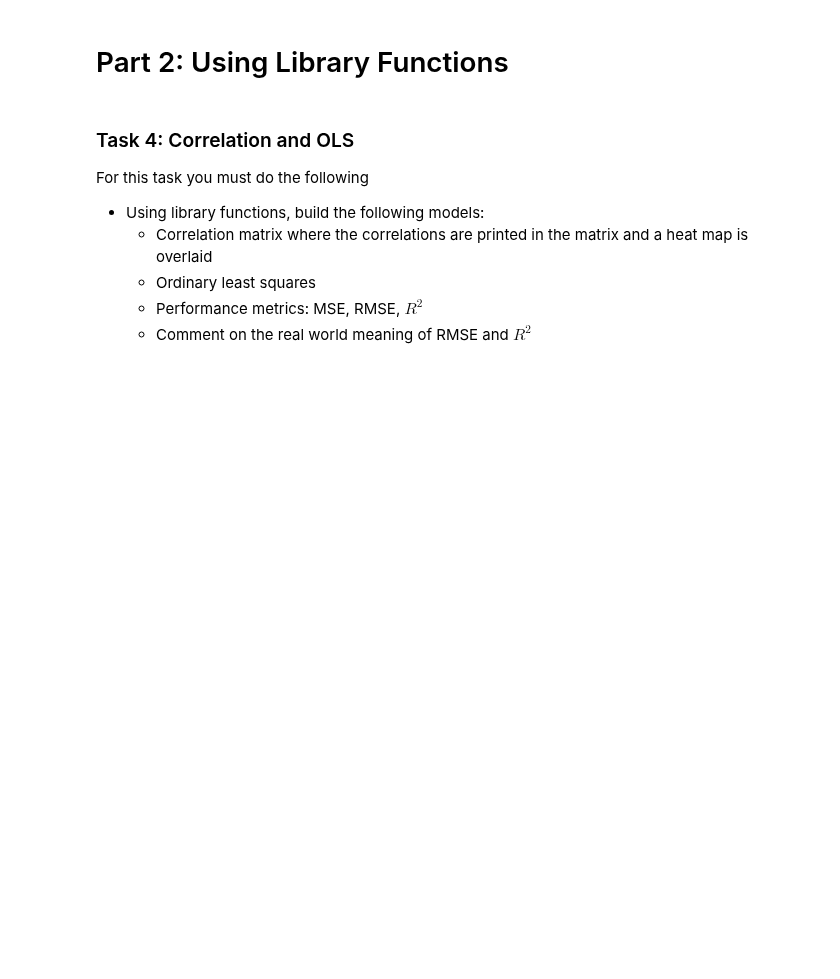
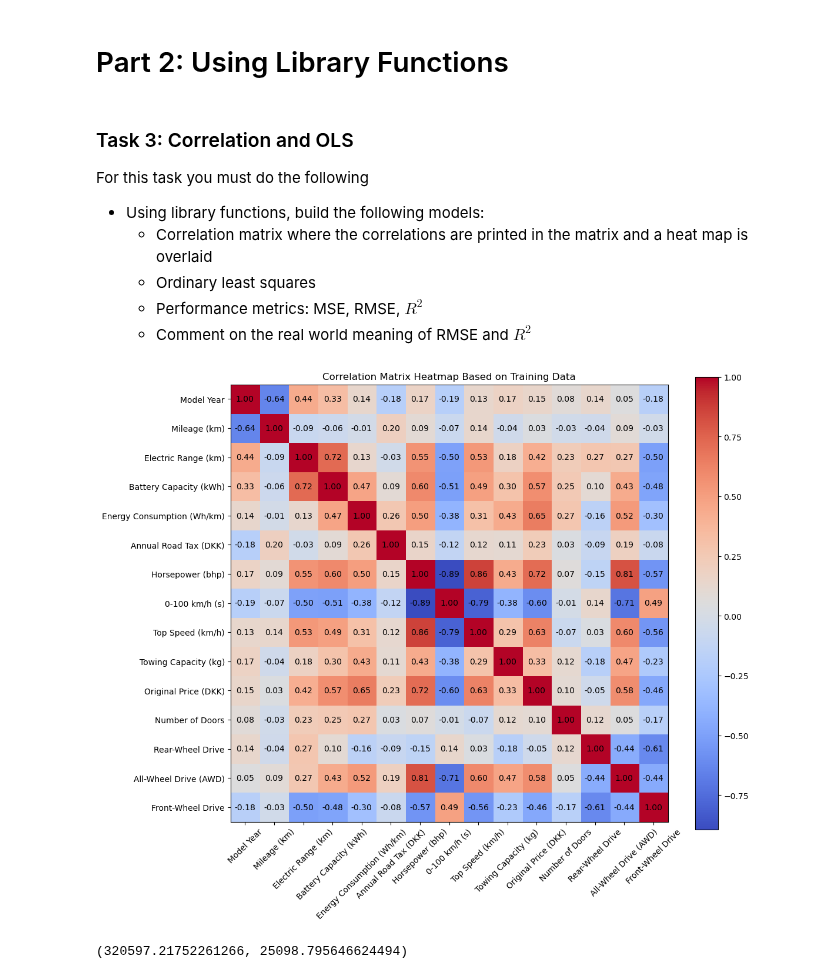
Before and after one commit to Dogmeat2000/MAL1-Python, a Jupyter notebook: Assignment 2/Assignment_2.ipynb, the cells around one changed output. Cells and saved outputs as stored; diff of their text form; code cells hidden in the pictures; blank space fills up the shorter version.

Commit message:
Assignment 2: Partial task 3 (only the correlation matrix done)

```diff
--- a/Assignment 2/Assignment_2.ipynb
+++ b/Assignment 2/Assignment_2.ipynb
@@ -373,10 +373,60 @@ Score on train set = 0.9012304077139655, Score on test set = 0.8600149325527053
 # %% [markdown]
 # Part 2: Using Library Functions
 # %% [markdown]
-### Task 4: Correlation and OLS
+### Task 3: Correlation and OLS
 For this task you must do the following
  - Using library functions, build the following models:
    - Correlation matrix where the correlations are printed in the matrix and a heat map is overlaid
    - Ordinary least squares
    - Performance metrics: MSE, RMSE, $R^2$
    - Comment on the real world meaning of RMSE and $R^2$
+# %%
+# Use this for Task 3. Add more code blocks if needed.
+
+# Build the correlation matrix: For this we use the training data to build the correlation matrix
+## First we must convert the numpy array (X_train) back into a data frame.
+X_train_df = pd.DataFrame(X_train, columns=feature_names)
+
+## Now we can use the pandas corr() method to build the correlation matrix.
+corr_matrix = X_train_df.corr()
+#display(corr_matrix)
+
+## Now we can use matplotlib to plot the headmap with the correlation matrix
+fig, ax = plt.subplots(figsize= (12, 10))
+cax = ax.imshow(corr_matrix, cmap='coolwarm', interpolation='nearest')
+plt.colorbar(cax)
+
+# Add the column/feature names to the plot legend:
+ax.set_xticks(np.arange(len(X_train_df.columns)))
+ax.set_xticklabels(X_train_df.columns, rotation=45)
+
+ax.set_yticks(np.arange(len(X_train_df.columns)))
+ax.set_yticklabels(X_train_df.columns)
+
+# Overlay correlation values on the heatmap
+for i in range(len(X_train_df.columns)):
+    for j in range(len(X_train_df.columns)):
+        ax.text(j, i, f"{corr_matrix.iloc[i, j]:.2f}", ha="center", va="center", color="black")
+
+plt.title("Correlation Matrix Heatmap Based on Training Data")
+plt.show()
+
+
+# Compute OLS:
+ols = LinearRegression()
+ols.fit(X_train, Y_train)
+intercept, coef = ols.intercept_, ols.coef_[0]
+intercept, coef
+
+# Compute performance metrics:
+## MSE:
+
+## RMSE:
+
+## R**2:
+
+
+# Comment on the real world meaning of RMSE and R**2
+# %% [output]
+[figure, added]
+(320597.21752261266, 25098.795646624494)
```
Also changed, not shown: parts of 5 cells of this notebook.
